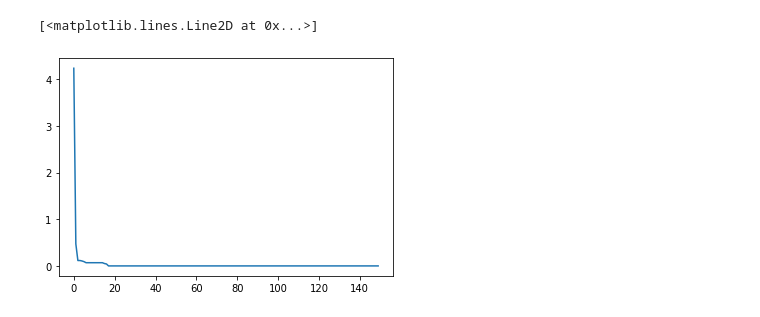
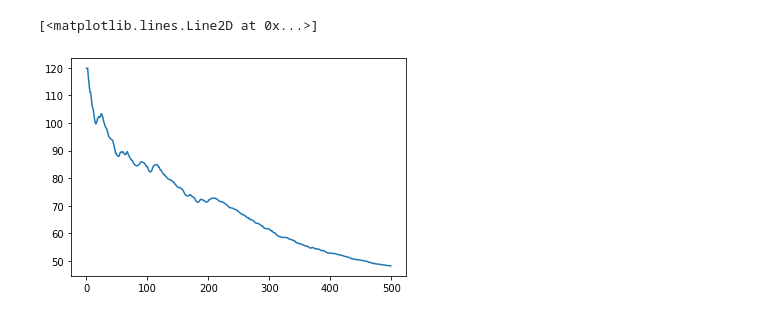
Before and after one commit to Elktrn/HomoSapiens_Optimization_Algorithm_Continuous, a Jupyter notebook: homo.ipynb, the cells around one changed output. Cells and saved outputs as stored; diff of their text form; code cells hidden in the pictures.

```diff
--- a/homo.ipynb
+++ b/homo.ipynb
@@ -77,31 +87,52 @@ class Organism:
 # %%
-loss_function=rastrigin
-initial_population=50
+loss_function=levy
+optimization_dims=100
+initial_population=5000
 population=[]
-initial_locations=[random.uniform(-4, +4,size=2) for i in range(initial_population)]
-initial_directions=[random.uniform(-0.1, +0.1,size=2) for i in range(initial_population)]
-health_decay=0.95
+beta=0.25
+beta_decay=0.99
+health_decay=0.976
+initial_locations=[random.uniform(-4, +4,size=optimization_dims) for i in range(initial_population)]
+initial_directions=[random.uniform(-beta, +beta,size=optimization_dims) for i in range(initial_population)]
 for l,d in zip(initial_locations,initial_directions):
-    population.append(Organism(l,d,health_decay,loss_function))
-population.sort(key=lambda organism: organism.loss)
-rounds=150
+    population.append(Organism(c.deepcopy(l),c.deepcopy(d),health_decay,loss_function,optimization_dims))
+rounds=500
 elites=[]
+offspring_birth_rate=50
 for r in range(rounds):
-    spring_counts=10
     dead_flag=[]
     offsprings=[]
+    beta*=beta_decay
     population.sort(key=lambda organism: organism.loss)
     elites.append(population[0].loss)
-    print(f"iteration:{r} population size:{len(population)} best location:   loss:{population[0].loss}")#{population[0].location}
+    locations=np.array([p.location for p in population])
+    losses=np.array([p.loss for p in population])
+    similarity=np.inner(locations,locations)
+    i=0
+    for s in range(similarity.shape[0]):
+        similarity[s][i]=0
+        i+=1
+    similarity=np.sum(similarity,axis=1)
+    similarity=(similarity - np.min(similarity)) / (np.max(similarity)- np.min(similarity))
+    losses=(losses - np.min(losses)) / (np.max(losses)- np.min(losses))
+    for h,s,l in zip(population,similarity,losses):
+        h.relative_loss=l
+        h.update_loss(s,beta)
+
+    print(f"iteration:{r} population size:{len(population)} loss:{loss_function(population[0].location)} abs:{population[0].absolute_loss} beta:{beta}")
+    population.sort(key=lambda organism: organism.absolute_loss)
+
+    spring_counts=offspring_birth_rate
     for organism in population:
         if spring_counts>0:
             base_location=organism.clone()
             for i in range(spring_counts):
-                offsprings.append(Organism(base_location,offspting_cunductor(),health_decay,loss_function))
+                offsprings.append(Organism(c.deepcopy(base_location),c.deepcopy(organism.offspting_cunductor(beta)),health_decay,loss_function,optimization_dims))
             spring_counts-=1
             dead_flag.append(False)
         else:
-            dead_flag.append(organism.move(levy))
+            dead_flag.append(organism.move(loss_function))
+    offspring_birth_rate=max(10,offspring_birth_rate-1)
     dead_flag=np.where(np.array(dead_flag, dtype=bool)==True)
     population=[i for j, i in enumerate(population) if j not in dead_flag[0]] + offsprings
 plt.plot(elites)
@@ -126,2 +157,2 @@ iteration:149 population size:5522 best location:   loss:2.6792039053202756e-06
 [<matplotlib.lines.Line2D at 0x...>]
-[figure, old version]
+[figure, new version]
```
Also changed, not shown: parts of 8 cells of this notebook.
